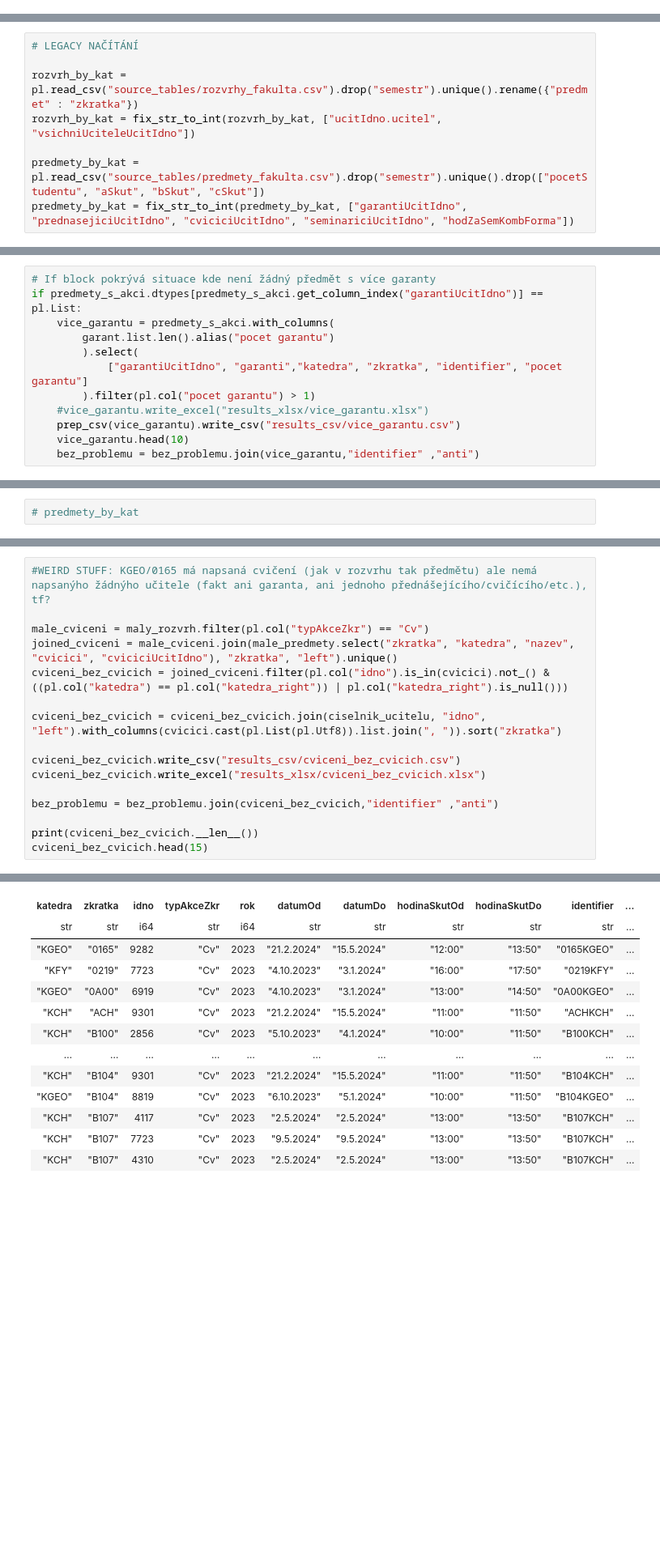
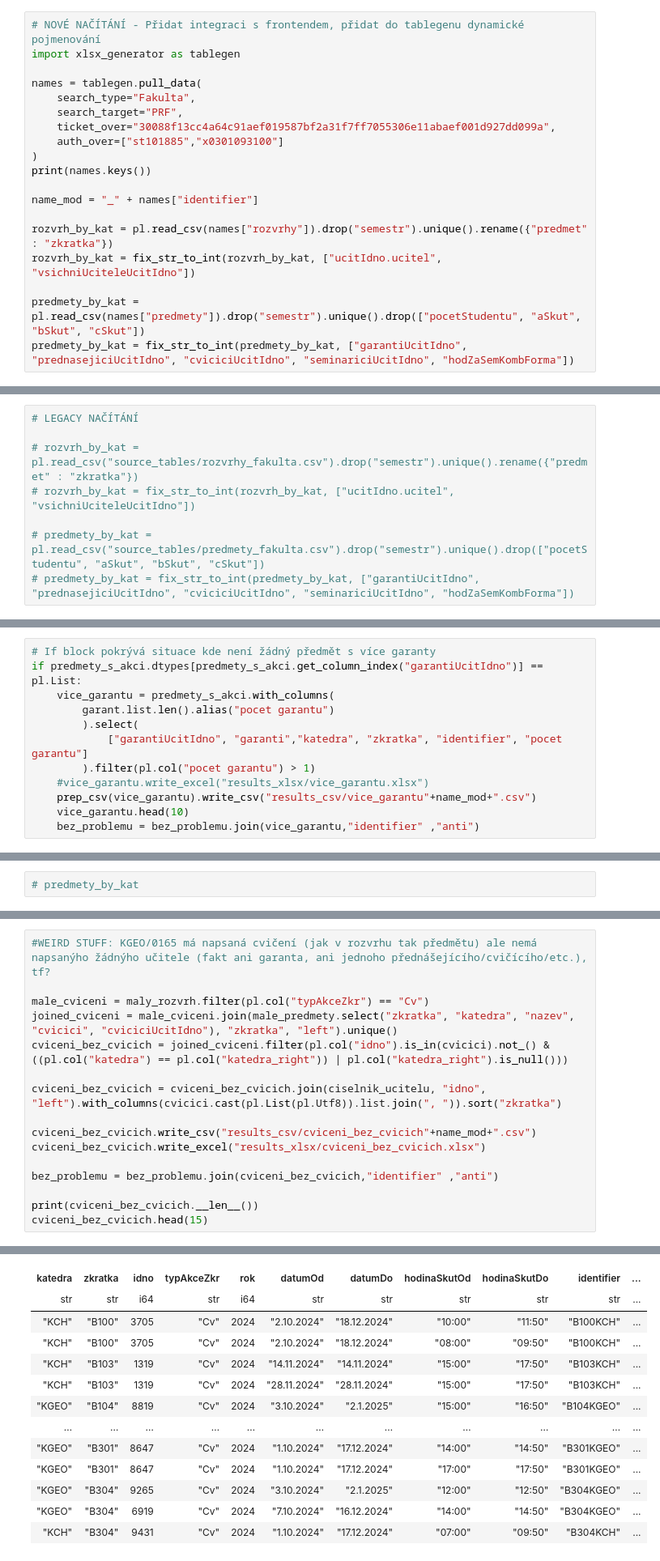
Before and after one commit to MFVS/kontrola-rozvrhu-extended, a Jupyter notebook: stag_bombator1.1.b1.ipynb, the cells around one changed output, grey strips where cells are left out. Shown at 81% size. Saved outputs shown, nothing was run; the diff lists cells and outputs as text; blank space fills up the shorter version.

```diff
--- a/stag_bombator1.1.b1.ipynb
+++ b/stag_bombator1.1.b1.ipynb
@@ -90,0 +87,19 @@ def prep_csv(dataframe:pl.DataFrame) -> pl.DataFrame:
+# %%
+# NOVÉ NAČÍTÁNÍ - Přidat integraci s frontendem, přidat do tablegenu dynamické pojmenování
+import xlsx_generator as tablegen
+
+names = tablegen.pull_data(
+    search_type="Fakulta",
+    search_target="PRF",
+    ticket_over="30088f13cc4a64c91aef019587bf2a31f7ff7055306e11abaef001d927dd099a",
+    auth_over=["st101885","x0301093100"]
+)
+print(names.keys())
+
+name_mod = "_" + names["identifier"]
+
+rozvrh_by_kat = pl.read_csv(names["rozvrhy"]).drop("semestr").unique().rename({"predmet" : "zkratka"})
+rozvrh_by_kat = fix_str_to_int(rozvrh_by_kat, ["ucitIdno.ucitel", "vsichniUciteleUcitIdno"])
+
+predmety_by_kat = pl.read_csv(names["predmety"]).drop("semestr").unique().drop(["pocetStudentu", "aSkut", "bSkut", "cSkut"])
+predmety_by_kat = fix_str_to_int(predmety_by_kat, ["garantiUcitIdno", "prednasejiciUcitIdno", "cviciciUcitIdno", "seminariciUcitIdno", "hodZaSemKombForma"])
@@ -91,11 +124,11 @@ def prep_csv(dataframe:pl.DataFrame) -> pl.DataFrame:
 # %%
 # LEGACY NAČÍTÁNÍ
 
-rozvrh_by_kat = pl.read_csv("source_tables/rozvrhy_fakulta.csv").drop("semestr").unique().rename({"predmet" : "zkratka"})
-rozvrh_by_kat = fix_str_to_int(rozvrh_by_kat, ["ucitIdno.ucitel", "vsichniUciteleUcitIdno"])
+# rozvrh_by_kat = pl.read_csv("source_tables/rozvrhy_fakulta.csv").drop("semestr").unique().rename({"predmet" : "zkratka"})
+# rozvrh_by_kat = fix_str_to_int(rozvrh_by_kat, ["ucitIdno.ucitel", "vsichniUciteleUcitIdno"])
 
-predmety_by_kat = pl.read_csv("source_tables/predmety_fakulta.csv").drop("semestr").unique().drop(["pocetStudentu", "aSkut", "bSkut", "cSkut"])
-predmety_by_kat = fix_str_to_int(predmety_by_kat, ["garantiUcitIdno", "prednasejiciUcitIdno", "cviciciUcitIdno", "seminariciUcitIdno", "hodZaSemKombForma"])
+# predmety_by_kat = pl.read_csv("source_tables/predmety_fakulta.csv").drop("semestr").unique().drop(["pocetStudentu", "aSkut", "bSkut", "cSkut"])
+# predmety_by_kat = fix_str_to_int(predmety_by_kat, ["garantiUcitIdno", "prednasejiciUcitIdno", "cviciciUcitIdno", "seminariciUcitIdno", "hodZaSemKombForma"])
 # %%
 print(predmety_by_kat.__len__())
 print(rozvrh_by_kat.__len__())
@@ -218,7 +248,7 @@ if predmety_s_akci.dtypes[predmety_s_akci.get_column_index("garantiUcitIdno")] =
             ["garantiUcitIdno", "garanti","katedra", "zkratka", "identifier", "pocet garantu"]
         ).filter(pl.col("pocet garantu") > 1)
     #vice_garantu.write_excel("results_xlsx/vice_garantu.xlsx")
-    prep_csv(vice_garantu).write_csv("results_csv/vice_garantu.csv")
+    prep_csv(vice_garantu).write_csv("results_csv/vice_garantu"+name_mod+".csv")
     vice_garantu.head(10)
     bez_problemu = bez_problemu.join(vice_garantu,"identifier" ,"anti")
 # %% [output]
@@ -537,7 +567,7 @@ cviceni_bez_cvicich = joined_cviceni.filter(pl.col("idno").is_in(cvicici).not_()
 
 cviceni_bez_cvicich = cviceni_bez_cvicich.join(ciselnik_ucitelu, "idno", "left").with_columns(cvicici.cast(pl.List(pl.Utf8)).list.join(", ")).sort("zkratka")
 
-cviceni_bez_cvicich.write_csv("results_csv/cviceni_bez_cvicich.csv")
+cviceni_bez_cvicich.write_csv("results_csv/cviceni_bez_cvicich"+name_mod+".csv")
 cviceni_bez_cvicich.write_excel("results_xlsx/cviceni_bez_cvicich.xlsx")
 
 bez_problemu = bez_problemu.join(cviceni_bez_cvicich,"identifier" ,"anti")
@@ -549,17 +579,17 @@ cviceni_bez_cvicich.head(15)
 shape: (15, 15)
 | katedra | zkratka | idno | typAkceZkr | rok | datumOd | datumDo | hodinaSkutOd | hodinaSkutDo | identifier | ... |
 | str | str | i64 | str | i64 | str | str | str | str | str | ... |
-| "KGEO" | "0165" | 9282 | "Cv" | 2023 | "21.2.2024" | "15.5.2024" | "12:00" | "13:50" | "0165KGEO" | ... |
-| "KFY" | "0219" | 7723 | "Cv" | 2023 | "4.10.2023" | "3.1.2024" | "16:00" | "17:50" | "0219KFY" | ... |
-| "KGEO" | "0A00" | 6919 | "Cv" | 2023 | "4.10.2023" | "3.1.2024" | "13:00" | "14:50" | "0A00KGEO" | ... |
-| "KCH" | "ACH" | 9301 | "Cv" | 2023 | "21.2.2024" | "15.5.2024" | "11:00" | "11:50" | "ACHKCH" | ... |
-| "KCH" | "B100" | 2856 | "Cv" | 2023 | "5.10.2023" | "4.1.2024" | "10:00" | "11:50" | "B100KCH" | ... |
+| "KCH" | "B100" | 3705 | "Cv" | 2024 | "2.10.2024" | "18.12.2024" | "10:00" | "11:50" | "B100KCH" | ... |
+| "KCH" | "B100" | 3705 | "Cv" | 2024 | "2.10.2024" | "18.12.2024" | "08:00" | "09:50" | "B100KCH" | ... |
+| "KCH" | "B103" | 1319 | "Cv" | 2024 | "14.11.2024" | "14.11.2024" | "15:00" | "17:50" | "B103KCH" | ... |
+| "KCH" | "B103" | 1319 | "Cv" | 2024 | "28.11.2024" | "28.11.2024" | "15:00" | "17:50" | "B103KCH" | ... |
+| "KGEO" | "B104" | 8819 | "Cv" | 2024 | "3.10.2024" | "2.1.2025" | "15:00" | "16:50" | "B104KGEO" | ... |
 | … | … | … | … | … | … | … | … | … | … | ... |
-| "KCH" | "B104" | 9301 | "Cv" | 2023 | "21.2.2024" | "15.5.2024" | "11:00" | "11:50" | "B104KCH" | ... |
-| "KGEO" | "B104" | 8819 | "Cv" | 2023 | "6.10.2023" | "5.1.2024" | "10:00" | "11:50" | "B104KGEO" | ... |
-| "KCH" | "B107" | 4117 | "Cv" | 2023 | "2.5.2024" | "2.5.2024" | "13:00" | "13:50" | "B107KCH" | ... |
-| "KCH" | "B107" | 7723 | "Cv" | 2023 | "9.5.2024" | "9.5.2024" | "13:00" | "13:50" | "B107KCH" | ... |
-| "KCH" | "B107" | 4310 | "Cv" | 2023 | "2.5.2024" | "2.5.2024" | "13:00" | "13:50" | "B107KCH" | ... |
+| "KGEO" | "B301" | 8647 | "Cv" | 2024 | "1.10.2024" | "17.12.2024" | "14:00" | "14:50" | "B301KGEO" | ... |
+| "KGEO" | "B301" | 8647 | "Cv" | 2024 | "1.10.2024" | "17.12.2024" | "17:00" | "17:50" | "B301KGEO" | ... |
+| "KGEO" | "B304" | 9265 | "Cv" | 2024 | "3.10.2024" | "2.1.2025" | "12:00" | "12:50" | "B304KGEO" | ... |
+| "KGEO" | "B304" | 6919 | "Cv" | 2024 | "7.10.2024" | "16.12.2024" | "14:00" | "14:50" | "B304KGEO" | ... |
+| "KCH" | "B304" | 9431 | "Cv" | 2024 | "1.10.2024" | "17.12.2024" | "07:00" | "09:50" | "B304KCH" | ... |
 # %%
 # seminařicí nemá seminář:
 filtrovani_seminarici = male_predmety.select("nazev", "zkratka", "seminariciUcitIdno").explode("seminariciUcitIdno")
```
Also changed, not shown: parts of 29 cells of this notebook, 39 other files.
